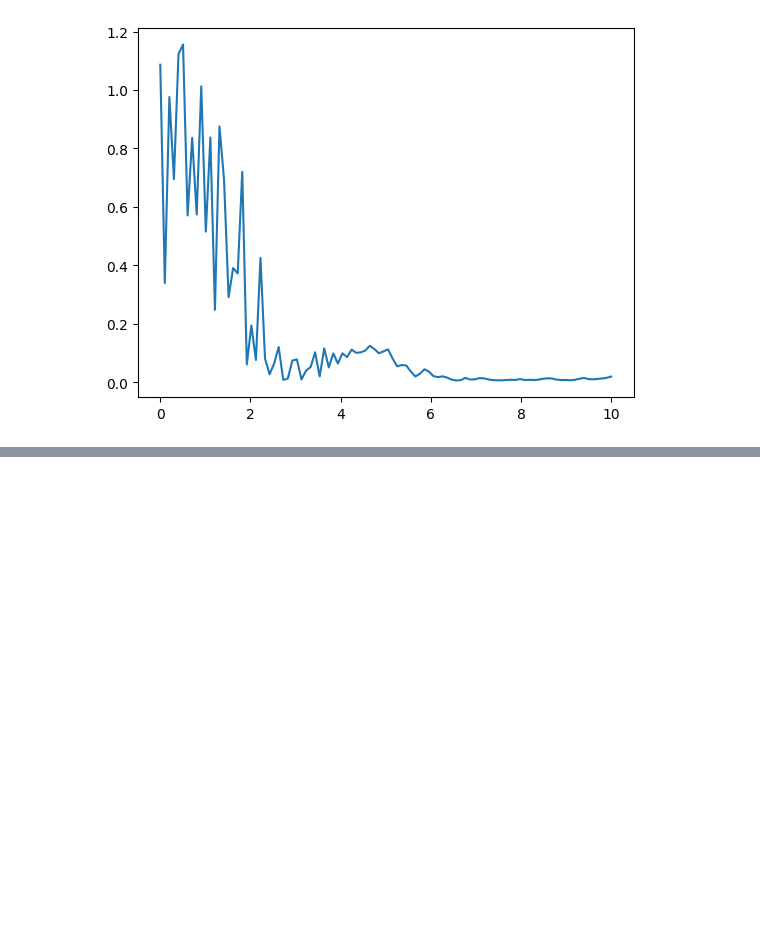
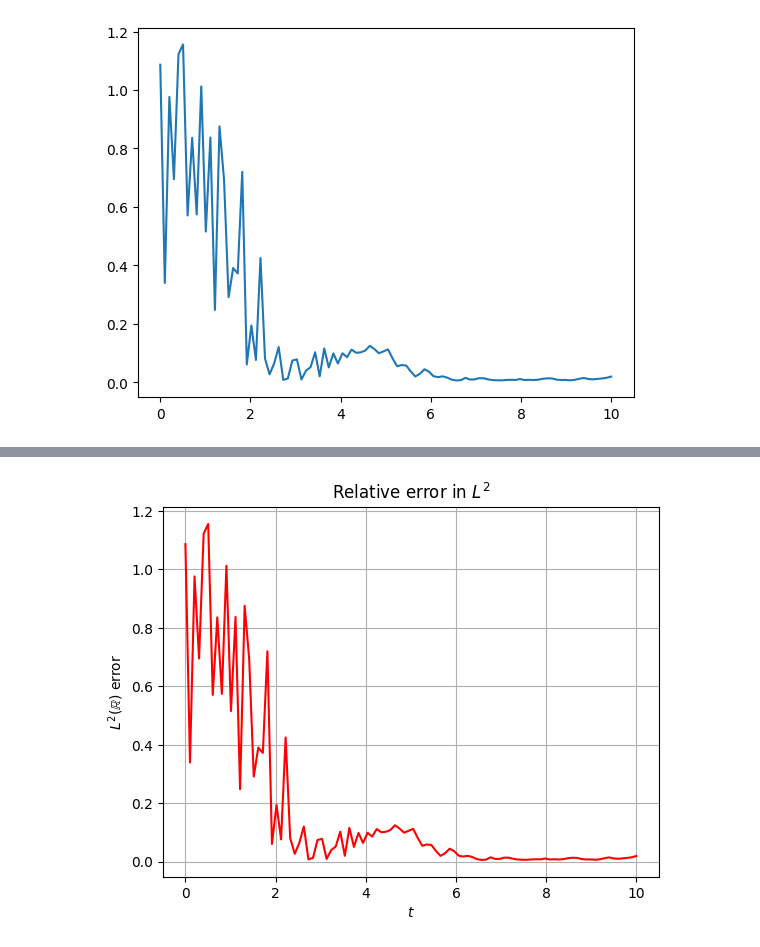
Before and after one commit to honglizhaobob/dl-hidimuq, a Jupyter notebook: code/LinearOscillator/python/PINF.ipynb, the cells around one changed output, grey strips where cells are left out. Cells and saved outputs as stored; diff of their text form; code cells hidden in the pictures; blank space fills up the shorter version.

```diff
--- a/code/LinearOscillator/python/PINF.ipynb
+++ b/code/LinearOscillator/python/PINF.ipynb
@@ -186,0 +107,10 @@ tensor(6)
+# %%
+plt.figure(2);
+plt.plot(t_sample, l2_rel_err, color="red", lw=1.5);
+plt.grid(True);
+plt.title(r"Relative error in $L^2$");
+plt.xlabel(r"$t$");
+plt.ylabel(r"$L^2(\mathbb{R})$ error");
+plt.savefig("./fig/tNF_rel_l2_err.png", dpi=100);
+# %% [output]
+[figure, added]
```
Also changed, not shown: parts of 23 cells of this notebook, 5 other files.
